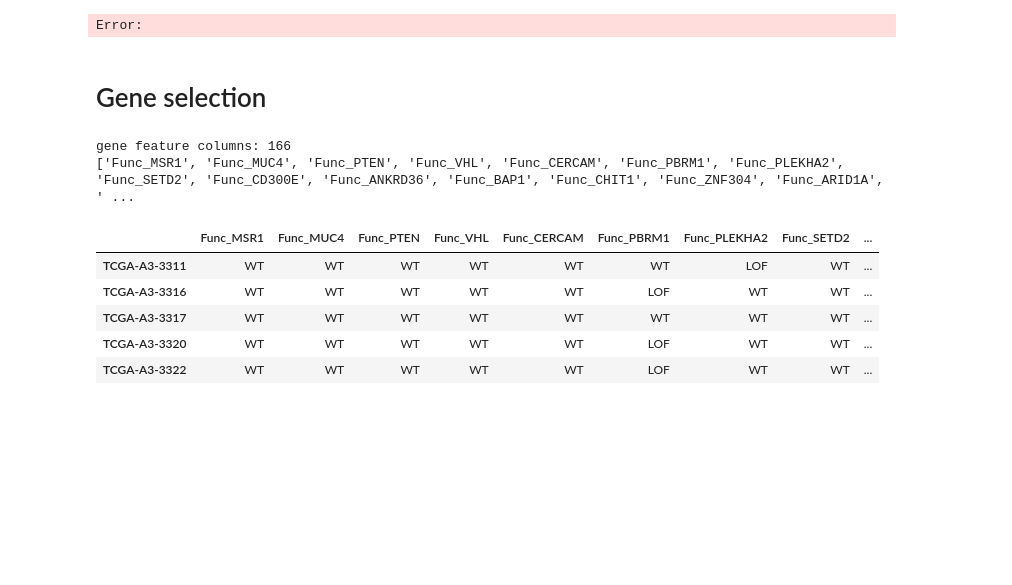
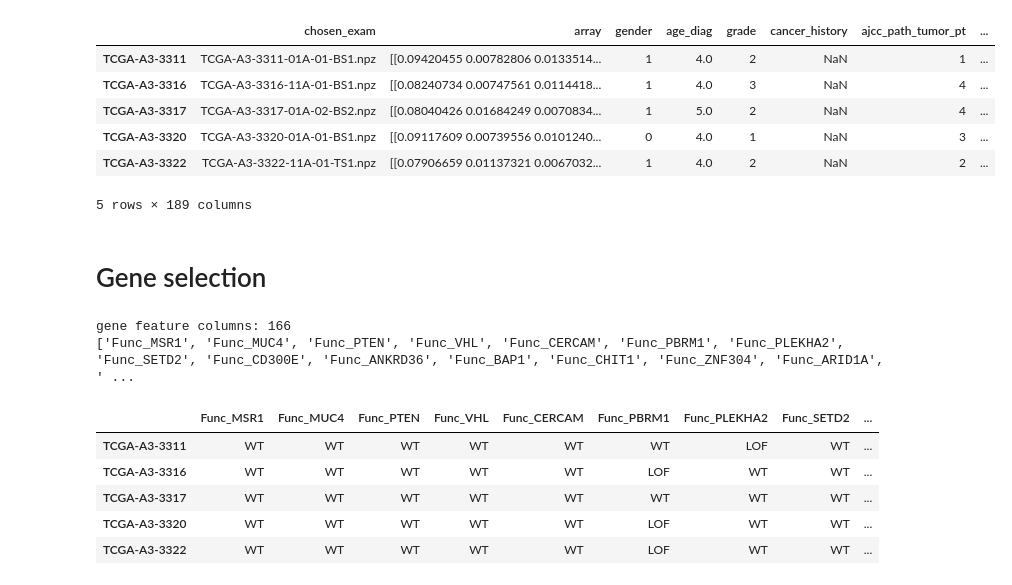
Before and after one commit to yash-patel-01/ccRCC-MultiModal-Analysis, a Jupyter notebook: Code/analysis.ipynb, the cells around one changed output. Cells and saved outputs as stored; diff of their text form; code cells hidden in the pictures; blank space fills up the shorter version.

```diff
--- a/Code/analysis.ipynb
+++ b/Code/analysis.ipynb
@@ -1,13 +1,17 @@
 # %%
 import pandas as pd
 
 
-df = pd.read_csv("/app/data/Data/full_data_table.csv", index_col=0)
+df = pd.read_csv("/app/data/yash-m2m/Data/full_data_table.csv", index_col=0)
 df.head()
-
-# delete this
 # %% [output]
+|  | chosen_exam | array | gender | age_diag | grade | cancer_history | ajcc_path_tumor_pt | ... |
+| TCGA-A3-3311 | TCGA-A3-3311-01A-01-BS1.npz | [[0.09420455 0.00782806 0.0133514... | 1 | 4.0 | 2 | NaN | 1 | ... |
+| TCGA-A3-3316 | TCGA-A3-3316-11A-01-BS1.npz | [[0.08240734 0.00747561 0.0114418... | 1 | 4.0 | 3 | NaN | 4 | ... |
+| TCGA-A3-3317 | TCGA-A3-3317-01A-02-BS2.npz | [[0.08040426 0.01684249 0.0070834... | 1 | 5.0 | 2 | NaN | 4 | ... |
+| TCGA-A3-3320 | TCGA-A3-3320-01A-01-BS1.npz | [[0.09117609 0.00739556 0.0101240... | 0 | 4.0 | 1 | NaN | 3 | ... |
+| TCGA-A3-3322 | TCGA-A3-3322-11A-01-TS1.npz | [[0.07906659 0.01137321 0.0067032... | 1 | 4.0 | 2 | NaN | 2 | ... |
-Error:
+5 rows × 189 columns
 # %% [markdown]
 # Gene selection
 # %%
```
Also changed, not shown: parts of 1 cell of this notebook, 5 other files.
